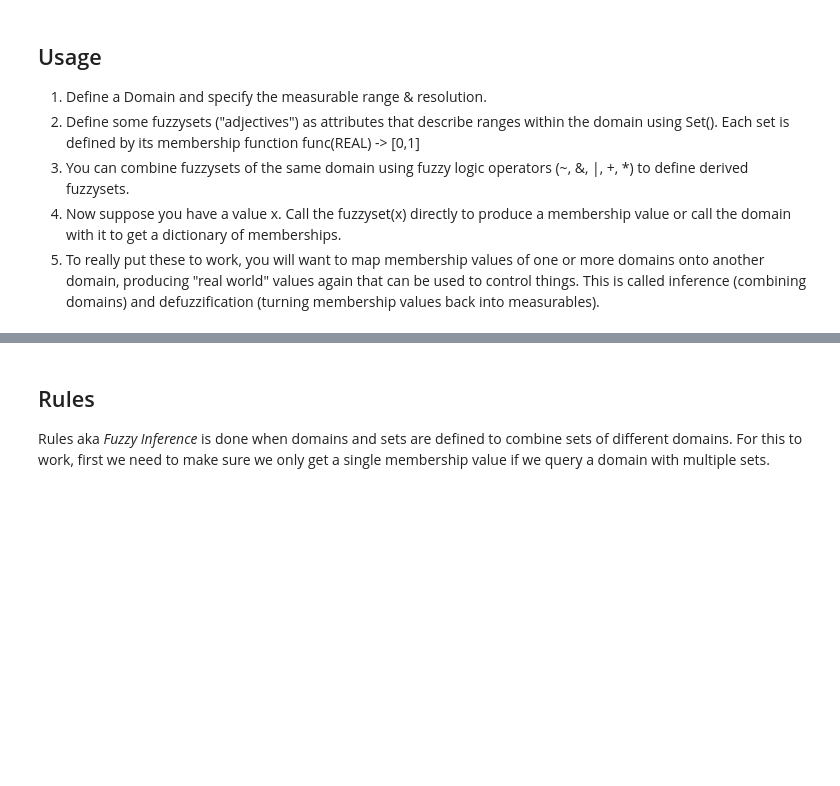
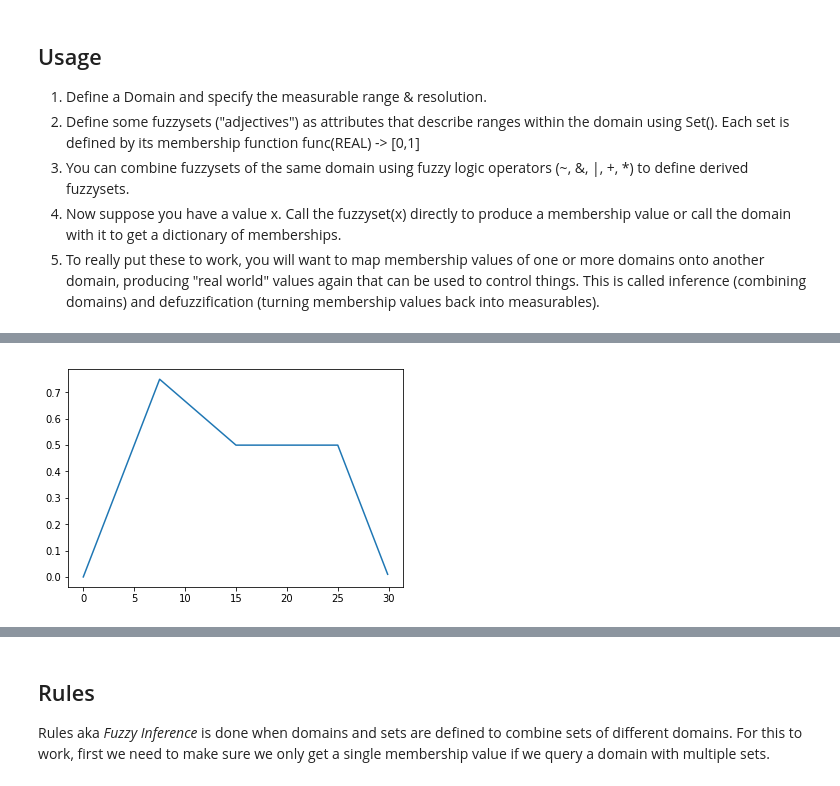
Before and after one commit to Python-Fuzzylogic/fuzzylogic, a Jupyter notebook: Showcase.ipynb, the cells around one changed output, grey strips where cells are left out. Saved outputs shown, nothing was run; the diff lists cells and outputs as text; code cells hidden in the pictures; blank space fills up the shorter version.

```diff
--- a/Showcase.ipynb
+++ b/Showcase.ipynb
@@ -22,3 +26,18 @@ defuzzification (turning membership values back into measurables).
+# %%
+%matplotlib inline
+from fuzzy.classes import Domain, Set
+from fuzzy.functions import R, S, alpha
+
+T = Domain("test", 0, 30, res=0.1)
+
+up = Set(R(0,10))
+top = Set(alpha(0.5,1, S(0, 30)))
+down = Set(S(20, 30))
+T.polygon = up & top & down
+
+T.polygon.plot()
+# %% [output]
+[figure, added]
 # %%
 %matplotlib inline
 
```
Also changed, not shown: parts of 3 cells of this notebook, 4 other files.
